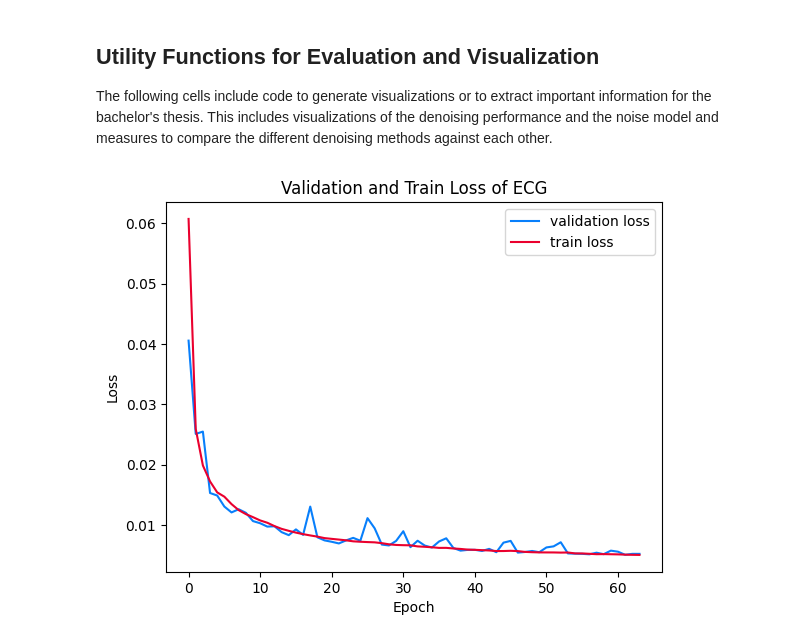
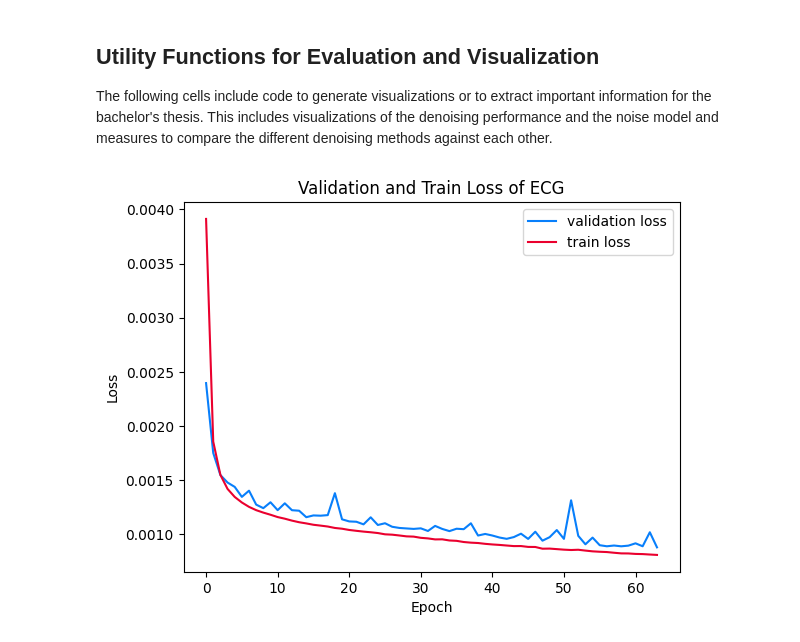
Before and after one commit to jonasburian/Bachelor-Thesis-Project, a Jupyter notebook: project.ipynb, the cells around one changed output. Cells and saved outputs as stored; diff of their text form; code cells hidden in the pictures.

```diff
--- a/project.ipynb
+++ b/project.ipynb
@@ -1301,30 +1339,31 @@ The following cells include code to generate visualizations or to extract import
 # %%
 # VISUALIZATIONS FOR THE LEARNING BEHAVIOR
 
 # Visualizes the the validation and train loss of the given loss.csv in one graph
 
-filename = 'models/new/ecg/loss_ecg.csv'
-# filename = 'models/new/wgn/loss_1_10.csv'
-# filename = 'models/new/wgn/loss_2_10.csv'
+filename = 'models/new/ecg/loss_ecg_scg_norm.csv'
+# filename = 'models/new/bandpass/loss_2_10.csv'
+# filename = 'models/new/wgn/loss_2_10_full.csv'
 
 directory = os.path.join('results', 'training')
 if not os.path.exists(directory):
     os.makedirs(directory)
 
 df = pd.read_csv(filename)
 
 plt.plot(df['epoch'], df['val_loss'], color='#087ffb', label='validation loss')
 plt.plot(df['epoch'], df['train_loss'], color='#ea002e', label='train loss')
 
 plt.title('Validation and Train Loss of ECG')
 plt.xlabel('Epoch')
 plt.ylabel('Loss')
 plt.legend()
 
-plt.savefig(os.path.join(directory, 'ecg.png'), format='png', bbox_inches='tight')
+plt.plot()
+plt.savefig(os.path.join(directory, 'ecg_norm_scg.png'), format='png', bbox_inches='tight')
 plt.show()
 # %% [output]
-[figure, old version]
+[figure, new version]
 # %%
 # VISUALIZATIONS FOR THE DENOISING PERFORMANCE AND THE NOISE MODEL
 
```
Also changed, not shown: parts of 28 cells of this notebook, 2 other files.
